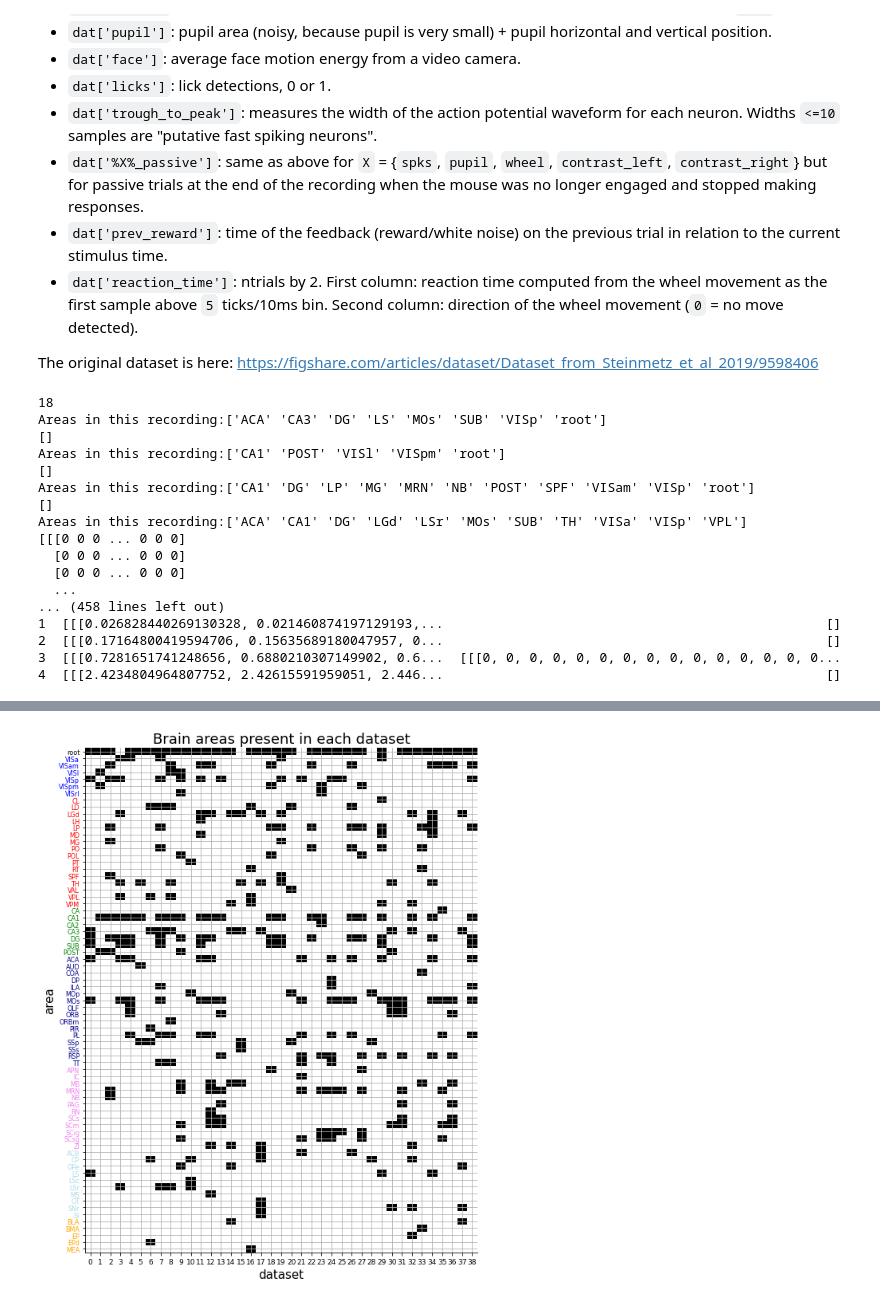
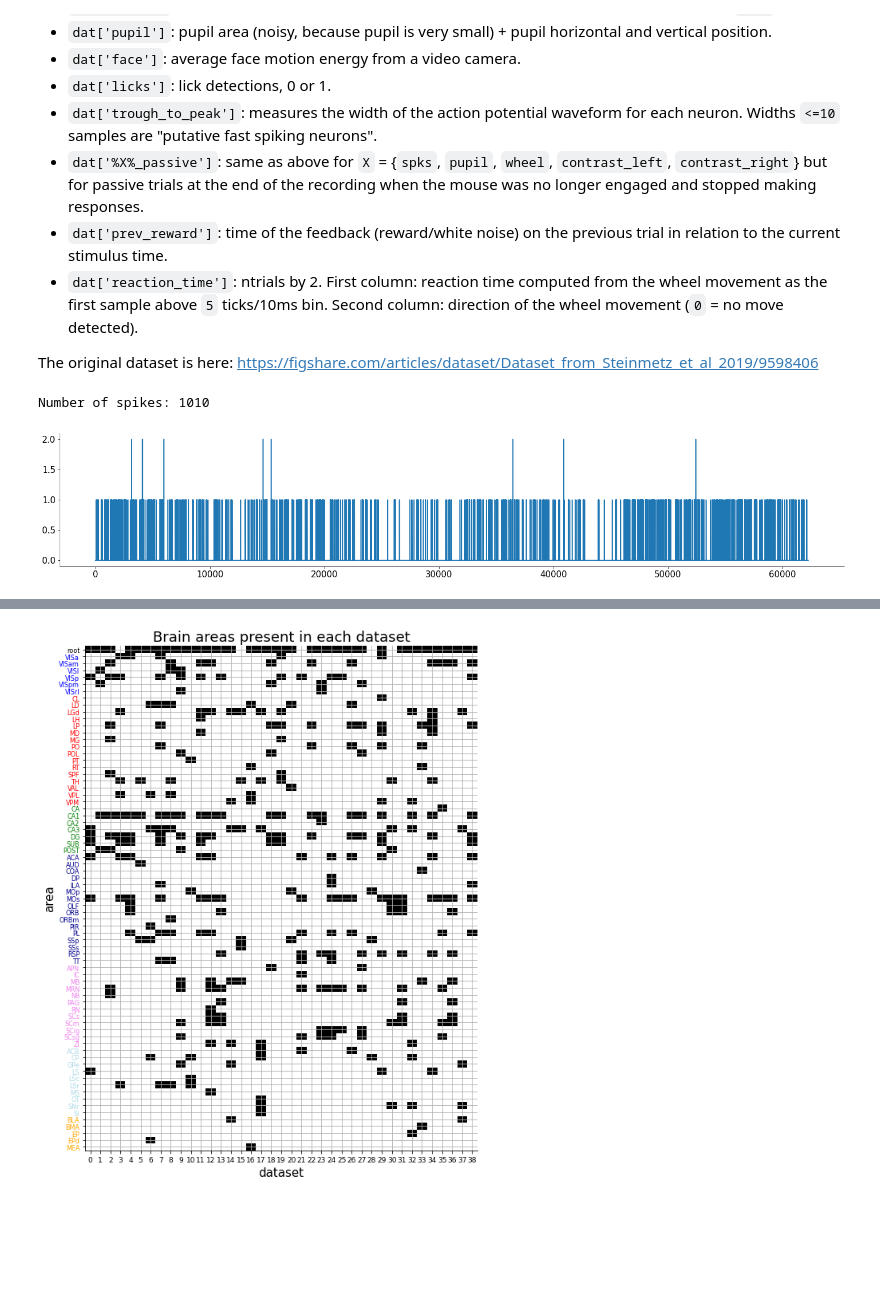
Before and after one commit to klaragerlei/GoatsOfAllTime, a Jupyter notebook: Klara.ipynb, the cells around one changed output, grey strips where cells are left out. Saved outputs shown, nothing was run; the diff lists cells and outputs as text; code cells hidden in the pictures; blank space fills up the shorter version.

```diff
--- a/Klara.ipynb
+++ b/Klara.ipynb
@@ -72,7 +72,7 @@ for j in range(len(fname)):
 The original dataset is here: https://figshare.com/articles/dataset/Dataset_from_Steinmetz_et_al_2019/9598406
 # %%
 def assign_numbers_to_brain_areas(recording, brain_groups):
-  print('Areas in this recording:' + str(np.unique(recording['brain_area'])))
+  # print('Areas in this recording:' + str(np.unique(recording['brain_area'])))
   nareas = len(brain_groups)
   NN = len(recording['brain_area']) # number of neurons
   barea = nareas * np.ones(NN, ) # last one is "other"
@@ -83,13 +83,13 @@ def assign_numbers_to_brain_areas(recording, brain_groups):
 
 def get_firing_data_for_area(df_to_add_to, data, name_of_area, brain_groups):
   index_corresponding_to_area = np.where(brain_groups == name_of_area)[0][0]
-  print(index_corresponding_to_area)
+  # print(index_corresponding_to_area)
   spikes = []
   for recording_id in range(len(data)):
     recording = data[recording_id]
     barea = assign_numbers_to_brain_areas(recording, brain_groups)
     spikes_in_recording = recording['spks'][barea==index_corresponding_to_area]
-    print(spikes_in_recording)
+    # print(spikes_in_recording)
     spikes.append(spikes_in_recording)
   df_to_add_to['spikes'] = spikes
   return df_to_add_to
@@ -103,6 +103,16 @@ def load_behavioural_feature(df_to_add_to, data, column_name):
     features.append(feature)
   df_to_add_to[column_name] = features
   return df_to_add_to
+
+def drop_sessions_with_no_spikes(data_to_analyze):
+  sessions_to_drop = []
+  for session_index, session in data_to_analyze.iterrows():
+    if len(session.spikes) == 0:
+      sessions_to_drop.append(session_index)
+
+  data_to_analyze = data_to_analyze.drop(sessions_to_drop, axis=0)
+  return data_to_analyze
+
 
 
 import pandas as pd
@@ -126,23 +136,21 @@ brain_groups = np.array(["VISa", "VISam", "VISl", "VISp", "VISpm", "VISrl",
                 "BLA", "BMA", "EP", "EPd", "MEA"])
 
 
-data_to_analyze = load_data_for_model(brain_area='TH', behavioural_feature='pupil', brain_groups=brain_groups)
-print(data_to_analyze.head())
+data_to_analyze = load_data_for_model(brain_area='VISa', behavioural_feature='pupil', brain_groups=brain_groups)
+# data_to_analyze = load_data_for_model(brain_area=brain_area, behavioural_feature=behavioural_feature, brain_groups=brain_groups)
+data_to_analyze = drop_sessions_with_no_spikes(data_to_analyze)
+# print(data_to_analyze.head())
-# %% [output]
-18
-Areas in this recording:['ACA' 'CA3' 'DG' 'LS' 'MOs' 'SUB' 'VISp' 'root']
-[]
-Areas in this recording:['CA1' 'POST' 'VISl' 'VISpm' 'root']
-[]
-Areas in this recording:['CA1' 'DG' 'LP' 'MG' 'MRN' 'NB' 'POST' 'SPF' 'VISam' 'VISp' 'root']
-[]
-Areas in this recording:['ACA' 'CA1' 'DG' 'LGd' 'LSr' 'MOs' 'SUB' 'TH' 'VISa' 'VISp' 'VPL']
-[[[0 0 0 ... 0 0 0]
-  [0 0 0 ... 0 0 0]
-  [0 0 0 ... 0 0 0]
-  ...
-... (458 lines left out)
-1  [[[0.026828440269130328, 0.021460874197129193,...                                                 []
-2  [[[0.17164800419594706, 0.15635689180047957, 0...                                                 []
-3  [[[0.7281651741248656, 0.6880210307149902, 0.6...  [[[0, 0, 0, 0, 0, 0, 0, 0, 0, 0, 0, 0, 0, 0, 0...
-4  [[[2.4234804964807752, 2.42615591959051, 2.446...                                                 []
+# %%
+def add_number_of_spikes_per_neuron_to_df(df):
+  number_of_spikes = []
+  for recording_index, recording in df.iterrows():
+    spikes_all = recording.spikes
+    spikes_neuron = []
+    for neuron in range(spikes_all.shape[0]):
+      num_of_spikes = np.sum(spikes_all[neuron])
+      spikes_neuron.append(num_of_spikes)
+    number_of_spikes.append(spikes_neuron)
+  df['number_of_spikes'] = number_of_spikes
+  return df
+
+data_to_analyze = add_number_of_spikes_per_neuron_to_df(data_to_analyze)
@@ -148,0 +173,17 @@ Areas in this recording:['ACA' 'CA1' 'DG' 'LGd' 'LSr' 'MOs' 'SUB' 'TH' 'VISa' 'V
+# %%
+# plot spikes across time
+session_id = 0
+neuron_id = 10
+# spikes_of_neuron = data_to_analyze.spikes[session_id][neuron_id]
+
+session_to_analyze = data_to_analyze.spikes.iloc[session_id]
+number_of_spikes = data_to_analyze.number_of_spikes.iloc[session_id][neuron_id]
+print('Number of spikes: ' + str(number_of_spikes))
+spikes_of_neuron = session_to_analyze.reshape(session_to_analyze.shape[0], -1)[neuron_id]
+plt.figure()
+plt.plot(spikes_of_neuron)
+plt.show()
+plt.close()
+# %% [output]
+Number of spikes: 1010
+[figure, added]
```
Also changed, not shown: parts of 6 cells of this notebook.
